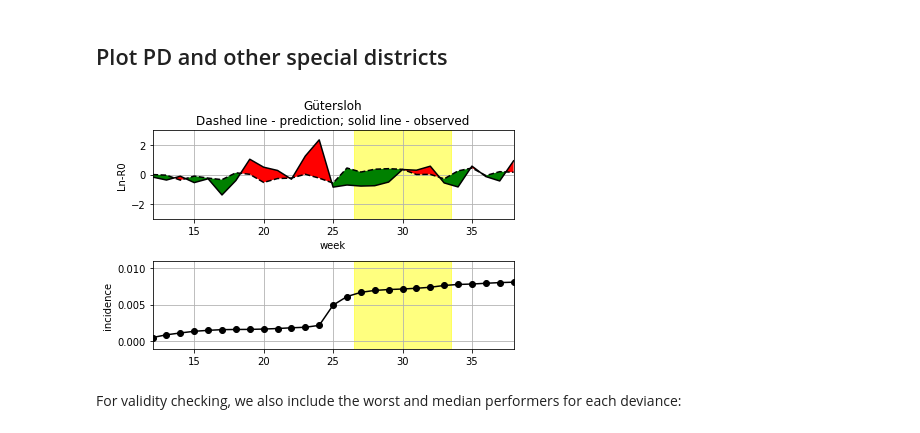
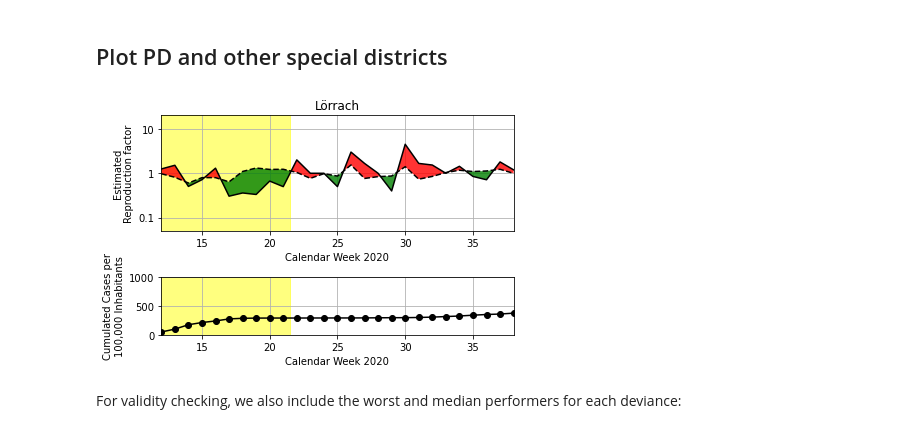
Before and after one commit to gizdatalab/Covid_DPPD, a Jupyter notebook: 08_visualization.ipynb, the cells around one changed output. Saved outputs shown, nothing was run; the diff lists cells and outputs as text; code cells hidden in the pictures.

Commit message:
penultimate push
Bring all main notebooks up-to-date for hand-over

```diff
--- a/08_visualization.ipynb
+++ b/08_visualization.ipynb
@@ -146,2 +159,2 @@ fig.show()
 # %%
-EXAMPLE_DISTRICT = 7111
+EXAMPLE_DISTRICT = 8336
@@ -251,16 +190,0 @@ add_PDs(lockdown_pds,'active_lockdown')
-# %%
-cols = incidences.columns
-colors = ['black','grey','grey'] + ['salmon','darkred'] * 3 + ['lightblue', 'darkblue'] * 3
-x = incidences.index
-
-fig, ax = plt.subplots()
-
-for i in range(1,len(cols)):
-
-    ax.plot(x,incidences[cols[i]],c=colors[i])
-ax.plot(x,incidences[cols[0]],c=colors[0])
-ax.set_title('Blue: Lockdown PDs (dark part = lockdown)\nRed: Summer PDs (dark part = vacation)\nBlack: German average, Grey: German minimum and maximum')
-ax.set_xlabel('Calendar Week 2020')
-ax.set_ylabel('Cumulated Cases per capita')
-
-# fig.savefig('paper_figures/___.svg')
@@ -279,5 +201,5 @@ all_data = pd.read_csv('all_data_with_intervals.csv')
 # %%
-def plot_district(districtId, interval, title=None):
+def plot_district(districtId, interval, title=None, save=True):
     district_data = all_data[all_data.districtId == districtId].copy()
     district_name = district_data.district_name.iat[0] if title is None else title
     date_range = district_data.week_no.agg(['min','max'])
@@ -289,58 +211,71 @@ def plot_district(districtId, interval, title=None):
                     'zorder':0}
 
     x = district_data.week_no
-    r0_obs = district_data.target
+    r0_obs =  district_data.target
     r0_pred = district_data.target_predicted
-    cases = district_data.AnzahlFall_cumul_per_cap
+    cases = district_data.AnzahlFall_cumul_per_cap * (10**5) #cases per 100k
 
 
 
-    fig, (ax_r, ax_c) = plt.subplots(2)    #axis R0, axis case numbers
+    fig, (ax_r, ax_c) = plt.subplots(2, gridspec_kw={'height_ratios':[2,1]})    #axis R0, axis case numbers
 
-    ax_r.set_xlabel('week')
-    ax_r.set_ylabel('Ln-R0')
     ax_r.grid(True, zorder=1)
     ax_r.axvspan(**marking_attrs)
 
+    r_ticks = [.1,1,10]
+
+    ax_r.yaxis.set_ticks([np.log(i) for i in r_ticks])
+    ax_r.yaxis.set_ticklabels(r_ticks)
+    ax_r.set_ylim(-3,3)
+    ax_r.set_xlim(*date_range)
+#     ax_r.set_title(district_name + '\n --- - Vorhersage; ___ - Beobachtet')
+    ax_r.set_xlabel('Calendar Week 2020')
+    ax_r.set_ylabel('Estimated\nReproduction factor')
+
+    title_or_name = title if title else district_name
+
+    ax_r.set_title(title_or_name)
+#     ax_r.set_xlabel('Week')
+#     ax_r.set_ylabel('Estimated\nReproduction Factor')
+
+
     lines_attrs = {'color':'black',
                   'zorder':3}
-    ax_r.plot(x,r0_obs,**lines_attrs)
-    ax_r.plot(x,r0_pred, linestyle='--', **lines_attrs)
-
+    line_obs,=ax_r.plot(x,r0_obs,**lines_attrs)
+    line_pred,=ax_r.plot(x,r0_pred, linestyle='--', **lines_attrs)
+#     ax_r.legend((line_obs,line_pred),('Observed','Predicted'))
     filler_attrs = {'x':x,
                    'y1':r0_obs,
                    'y2':r0_pred,
                    'interpolate':True,
                    'zorder':2,
-                   'alpha':1}
+                   'alpha':.8}
     ax_r.fill_between(where=r0_obs <= r0_pred, facecolor='green', **filler_attrs)
     ax_r.fill_between(where=r0_obs >= r0_pred, facecolor='red', **filler_attrs)
-    ax_r.tick_params(axis='y')
-    ax_r.set_ylim(-3,3)
-    ax_r.set_xlim(*date_range)
-    ax_r.set_title(district_name + '\nDashed line - prediction; solid line - observed')
-
 
 
 
     color_c = 'k'
     ax_c.plot(x, cases, color = color_c, marker='o')
 
     ax_c.axvspan(**marking_attrs)
-    ax_c.set_ylabel('incidence', color = color_c)
+    ax_c.set_xlabel('Calendar Week 2020')
+    ax_c.set_ylabel('Cumulated Cases per\n100,000 Inhabitants', color = color_c)
     ax_c.tick_params(axis='y', labelcolor = color_c)
     ax_c.grid(True)
-    ax_c.set_ylim(-0.001,.011)
+    ax_c.set_ylim(0, 1000)
     ax_c.set_xlim(*date_range)
 
     fig.tight_layout()
 
+    if save:
+        fig.savefig('paper_figures/'+title_or_name+'.svg')
 
     plt.show()
 
-plot_district(5754,'summer_vac')
+plot_district(8336,'active_lockdown', save=False)
 # %% [output]
-[figure, old version]
+[figure, new version]
 # %% [markdown]
 For validity checking, we also include the worst and median performers for each deviance:
 # %%
```
Also changed, not shown: parts of 29 cells of this notebook, 3 other files.
